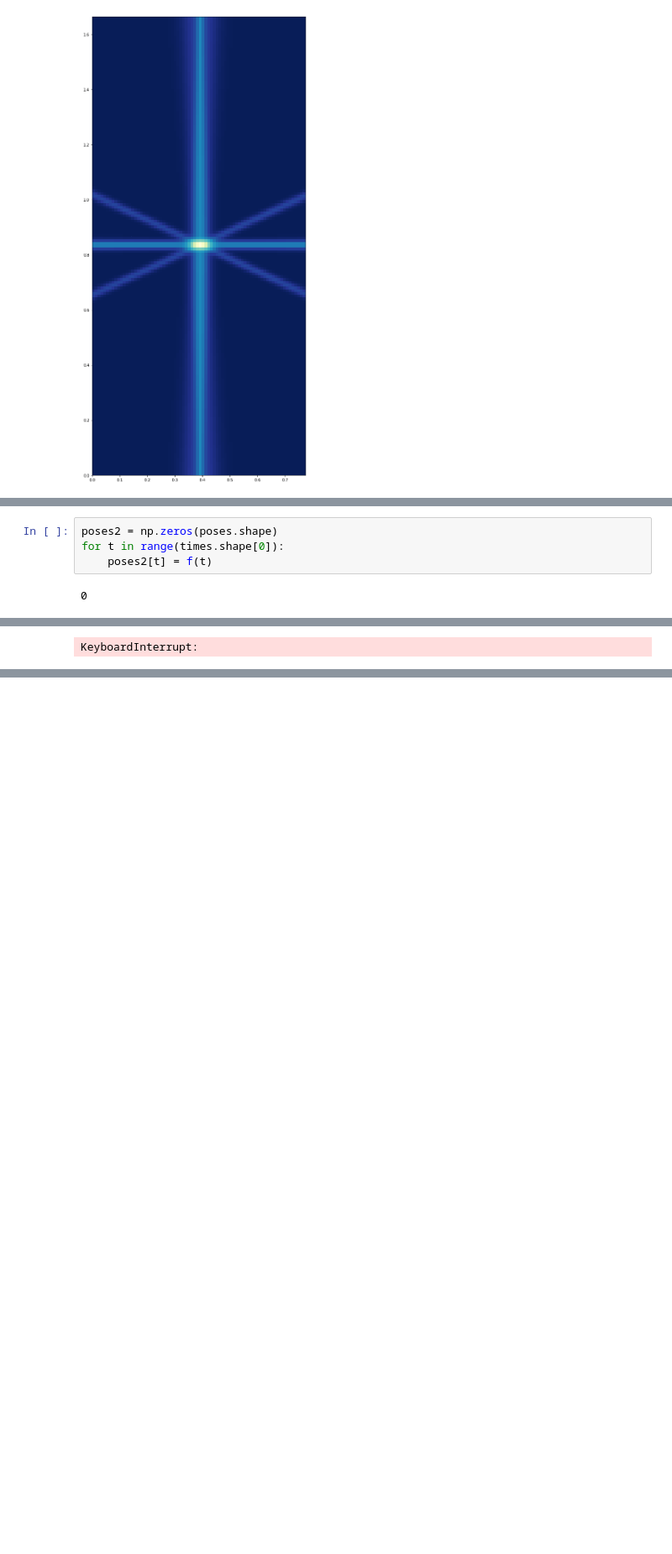
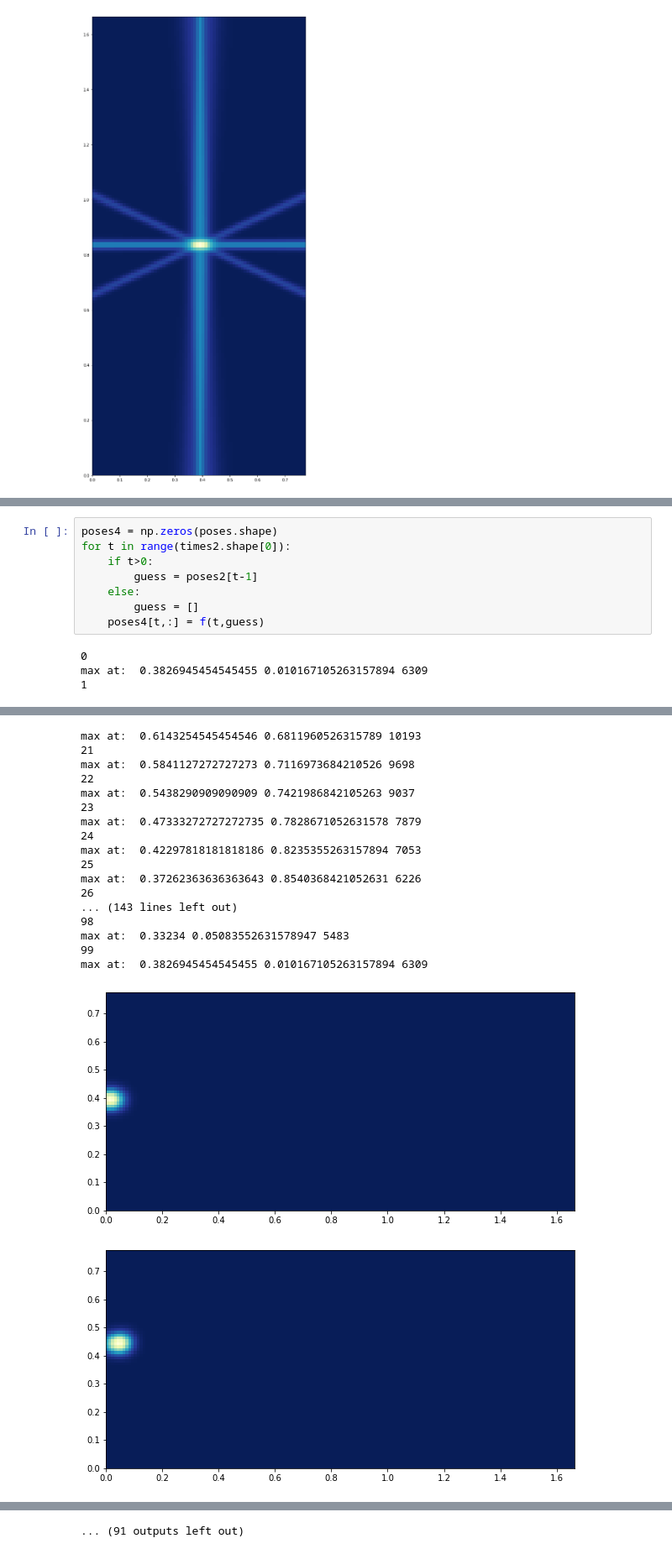
Before and after one commit to garrisoneel/acoustic-localization, a Jupyter notebook: cross_correllation2.ipynb, the cells around one changed output, grey strips where cells are left out. Shown at 84% size. Drawn from its saved outputs; the diff is of its cells as text; blank space fills up the shorter version.

```diff
--- a/cross_correllation2.ipynb
+++ b/cross_correllation2.ipynb
@@ -1157,6 +1244,12 @@ interactive(children=(IntSlider(value=268, description='t', max=536), Output()),
 # %%
-poses2 = np.zeros(poses.shape)
-for t in range(times.shape[0]):
-    poses2[t] = f(t)
+poses4 = np.zeros(poses.shape)
+for t in range(times2.shape[0]):
+    if t>0:
+        guess = poses2[t-1]
+    else:
+        guess = []
+    poses4[t,:] = f(t,guess)
 # %% [output]
 0
+max at:  0.3826945454545455 0.010167105263157894 6309
+1
@@ -1169 +1273,19 @@ for t in range(times.shape[0]):
-KeyboardInterrupt:
+max at:  0.6143254545454546 0.6811960526315789 10193
+21
+max at:  0.5841127272727273 0.7116973684210526 9698
+22
+max at:  0.5438290909090909 0.7421986842105263 9037
+23
+max at:  0.47333272727272735 0.7828671052631578 7879
+24
+max at:  0.42297818181818186 0.8235355263157894 7053
+25
+max at:  0.37262363636363643 0.8540368421052631 6226
+26
+... (143 lines left out)
+98
+max at:  0.33234 0.05083552631578947 5483
+99
+max at:  0.3826945454545455 0.010167105263157894 6309
+[figure, added]
+[figure, added]
@@ -1170 +1299,2 @@ KeyboardInterrupt:
+... (91 outputs left out)
 # %%
```
Also changed, not shown: parts of 12 cells of this notebook.
